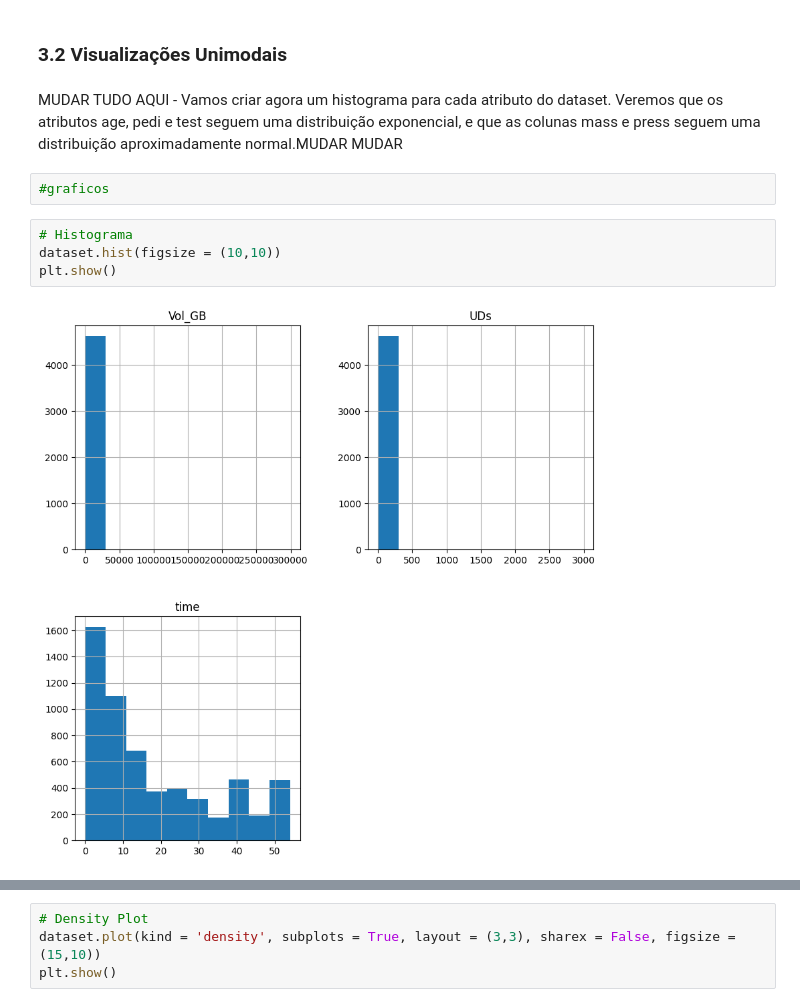
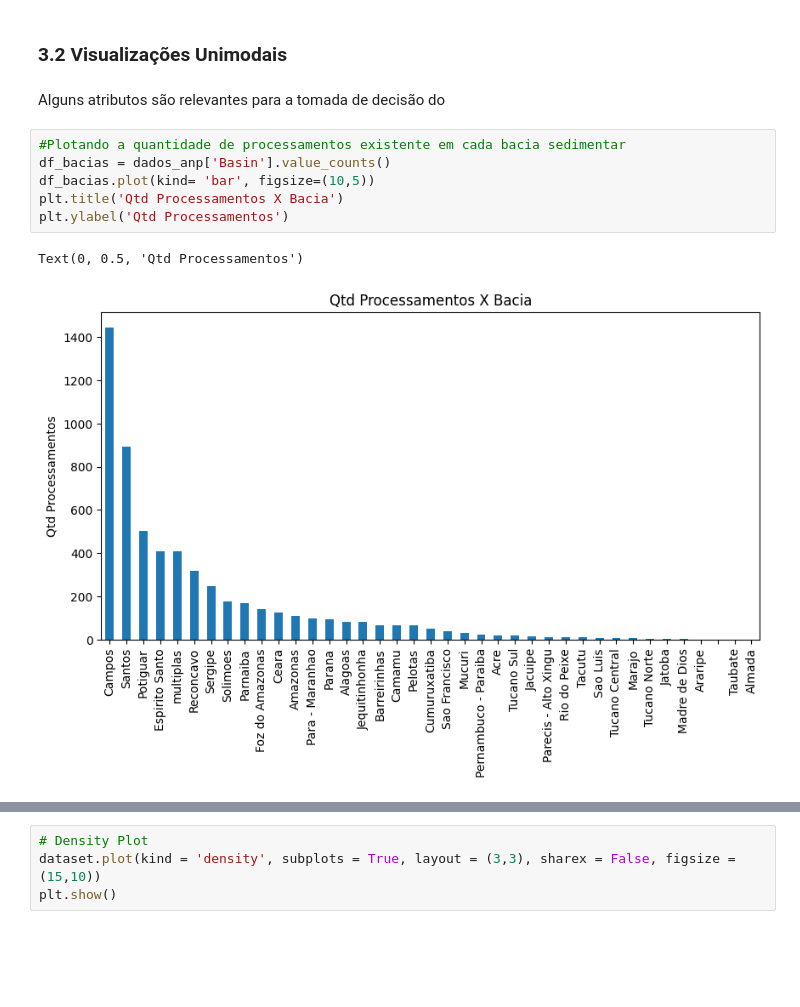
Before and after one commit to leoalexandre/MVP_ADBP, a Jupyter notebook: mvp_anp_seismic.ipynb, the cells around one changed output, grey strips where cells are left out. Drawn from its saved outputs; the diff is of its cells as text; blank space fills up the shorter version.

```diff
--- a/mvp_anp_seismic.ipynb
+++ b/mvp_anp_seismic.ipynb
@@ -257,12 +243,13 @@ Cabe salientar que o problema das nomenclaturas diferentes para informações de
 # %% [markdown]
 ### 3.2 Visualizações Unimodais
-# %% [markdown]
-MUDAR TUDO AQUI - Vamos criar agora um histograma para cada atributo do dataset. Veremos que os atributos age, pedi e test seguem uma distribuição exponencial, e que as colunas mass e press seguem uma distribuição aproximadamente normal.MUDAR         MUDAR
-# %%
-#graficos
-# %%
-# Histograma
-dataset.hist(figsize = (10,10))
-plt.show()
-# %% [output]
-[figure, removed]
+# %% [markdown]
+Alguns atributos são relevantes para a tomada de decisão do
+# %%
+#Plotando a quantidade de processamentos existente em cada bacia sedimentar
+df_bacias = dados_anp['Basin'].value_counts()
+df_bacias.plot(kind= 'bar', figsize=(10,5))
+plt.title('Qtd Processamentos X Bacia')
+plt.ylabel('Qtd Processamentos')
+# %% [output]
+Text(0, 0.5, 'Qtd Processamentos')
+[figure, added]
```
Also changed, not shown: parts of 14 cells of this notebook.
